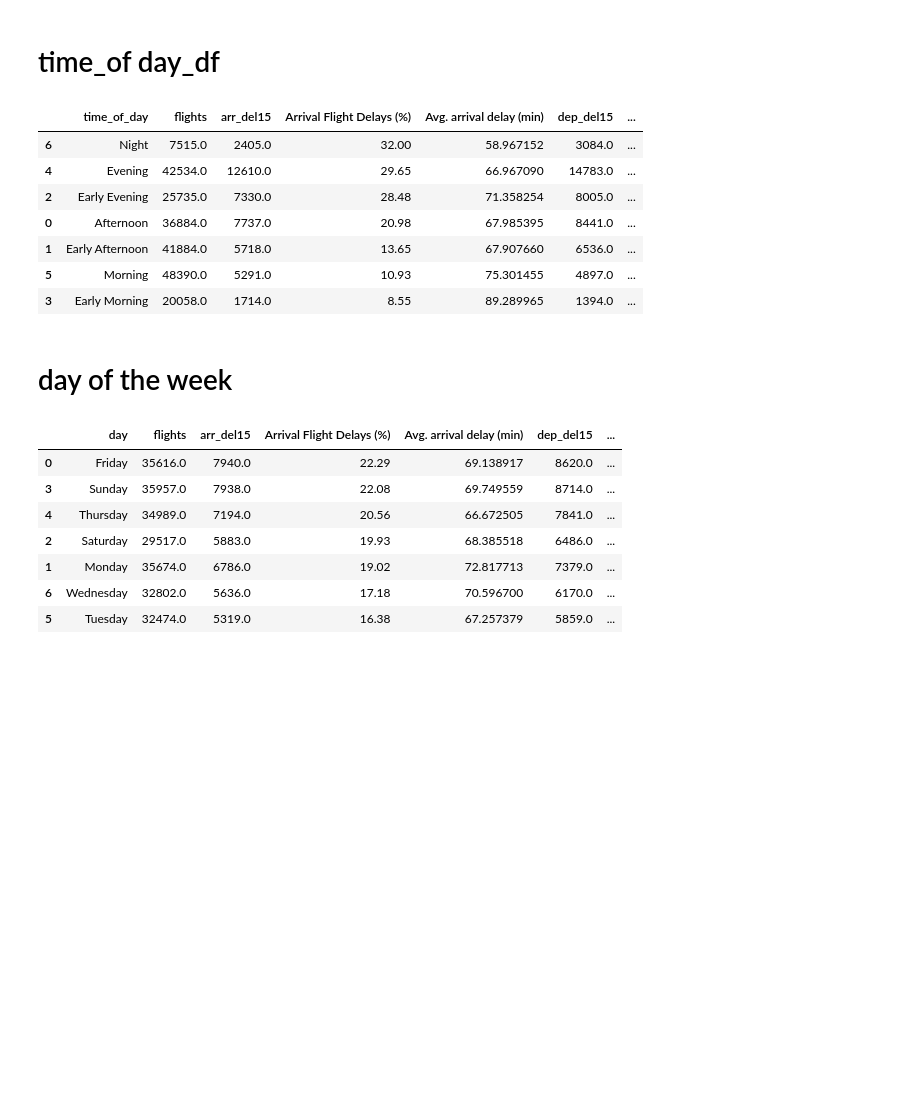
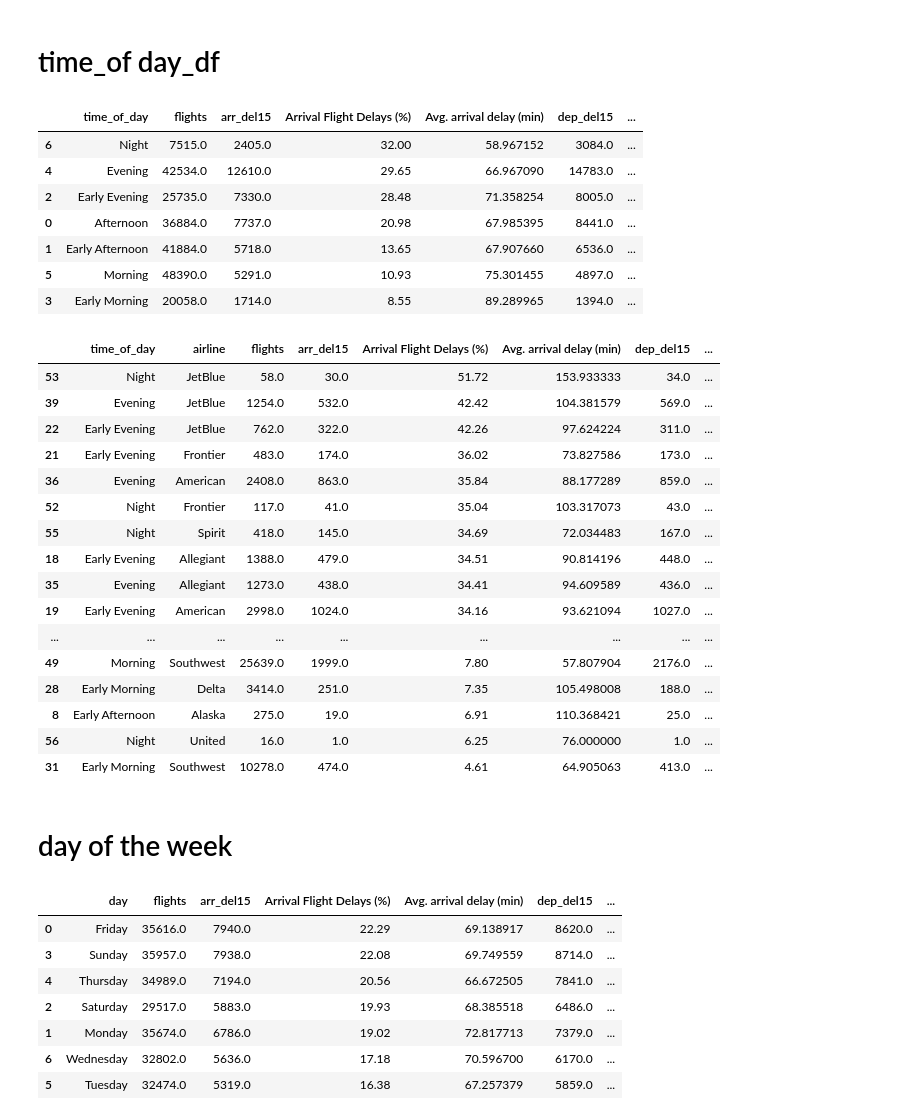
Before and after one commit to jaimreyes/bna-airline-delay-patterns, a Jupyter notebook: airline-delays-arrival.ipynb, the cells around one changed output. Drawn from its saved outputs; the diff is of its cells as text; code cells hidden in the pictures; blank space fills up the shorter version.

```diff
--- a/airline-delays-arrival.ipynb
+++ b/airline-delays-arrival.ipynb
@@ -591,6 +612,104 @@ time_of_day_perf
 | 1 | Early Afternoon | 41884.0 | 5718.0 | 13.65 | 67.907660 | 6536.0 | ... |
 | 5 | Morning | 48390.0 | 5291.0 | 10.93 | 75.301455 | 4897.0 | ... |
 | 3 | Early Morning | 20058.0 | 1714.0 | 8.55 | 89.289965 | 1394.0 | ... |
+# %%
+# Aggregate sums by time_of_day
+time_of_day_perf = bna_df.groupby(['time_of_day', 'airline'])[['flights',
+                                                   'arr_del15',
+                                                   'arr_delay_new',
+                                                   'dep_del15',
+                                                   'dep_delay_new',
+                                                   'cancelled',
+                                                   'diverted',
+                                                   'carrier_delay_flight',
+                                                   'weather_delay_flight',
+                                                   'nas_delay_flight',
+                                                   'security_delay_flight',
+                                                   'late_aircraft_delay_flight']].sum().reset_index()
+
+# Percentages
+time_of_day_perf['Arrival Flight Delays (%)'] = (
+    time_of_day_perf['arr_del15'] / time_of_day_perf['flights'] * 100).round(2)
+
+time_of_day_perf['Departure Flight Delays (%)'] = (
+    time_of_day_perf['dep_del15'] / time_of_day_perf['flights'] * 100).round(2)
+
+time_of_day_perf['% cancelled'] = (
+    time_of_day_perf['cancelled'] / time_of_day_perf['flights'] * 100).round(2)
+
+time_of_day_perf['% diverted'] = (
+    time_of_day_perf['diverted'] / time_of_day_perf['flights'] * 100).round(2)
+
+# Average delays (handle division by zero)
+time_of_day_perf['Avg. arrival delay (min)'] = np.where(
+    time_of_day_perf['arr_del15'] > 0,
+    time_of_day_perf['arr_delay_new'] / time_of_day_perf['arr_del15'], 0)
+
+time_of_day_perf['Avg. departure delay (min)'] = np.where(
+    time_of_day_perf['dep_del15'] > 0,
+    time_of_day_perf['dep_delay_new'] / time_of_day_perf['dep_del15'], 0)
+
+# Percent of flights delayed by cause
+flights = time_of_day_perf['flights']
+
+time_of_day_perf['% delayed due to carrier'] = (time_of_day_perf['carrier_delay_flight'] /
+                                                flights * 100).round(2)
+
+time_of_day_perf['% delayed due to weather'] = (time_of_day_perf['weather_delay_flight'] /
+                                                flights * 100).round(2)
+
+time_of_day_perf['% delayed due to NAS'] = (time_of_day_perf['nas_delay_flight'] /
+                                            flights * 100).round(2)
+
+time_of_day_perf['% delayed due to security'] = (time_of_day_perf['security_delay_flight'] /
+                                                 flights * 100).round(2)
+
+time_of_day_perf['% delayed due to late aircraft'] = (time_of_day_perf['late_aircraft_delay_flight'] /
+                                                      flights * 100).round(2)
+
+# Column order
+columns_order = ['time_of_day',
+                 'airline',
+                 'flights',
+                 'arr_del15',
+                 'Arrival Flight Delays (%)',
+                 'Avg. arrival delay (min)',
+                 'dep_del15',
+                 'Departure Flight Delays (%)',
+                 'Avg. departure delay (min)',
+                 'cancelled',
+                 '% cancelled',
+                 '% diverted',
+                 '% delayed due to carrier',
+                 '% delayed due to weather',
+                 '% delayed due to NAS',
+                 '% delayed due to security',
+                 '% delayed due to late aircraft']
+
+time_of_day_perf = time_of_day_perf[columns_order]
+
+# Sort by arrival and departure delays
+airline_time_of_day_perf = time_of_day_perf.sort_values(by=['Arrival Flight Delays (%)', 'Departure Flight Delays (%)'],
+                                                ascending=[False, False])
+airline_time_of_day_perf
+# %% [output]
+|  | time_of_day | airline | flights | arr_del15 | Arrival Flight Delays (%) | Avg. arrival delay (min) | dep_del15 | ... |
+| 53 | Night | JetBlue | 58.0 | 30.0 | 51.72 | 153.933333 | 34.0 | ... |
+| 39 | Evening | JetBlue | 1254.0 | 532.0 | 42.42 | 104.381579 | 569.0 | ... |
+| 22 | Early Evening | JetBlue | 762.0 | 322.0 | 42.26 | 97.624224 | 311.0 | ... |
+| 21 | Early Evening | Frontier | 483.0 | 174.0 | 36.02 | 73.827586 | 173.0 | ... |
+| 36 | Evening | American | 2408.0 | 863.0 | 35.84 | 88.177289 | 859.0 | ... |
+| 52 | Night | Frontier | 117.0 | 41.0 | 35.04 | 103.317073 | 43.0 | ... |
+| 55 | Night | Spirit | 418.0 | 145.0 | 34.69 | 72.034483 | 167.0 | ... |
+| 18 | Early Evening | Allegiant | 1388.0 | 479.0 | 34.51 | 90.814196 | 448.0 | ... |
+| 35 | Evening | Allegiant | 1273.0 | 438.0 | 34.41 | 94.609589 | 436.0 | ... |
+| 19 | Early Evening | American | 2998.0 | 1024.0 | 34.16 | 93.621094 | 1027.0 | ... |
+| ... | ... | ... | ... | ... | ... | ... | ... | ... |
+| 49 | Morning | Southwest | 25639.0 | 1999.0 | 7.80 | 57.807904 | 2176.0 | ... |
+| 28 | Early Morning | Delta | 3414.0 | 251.0 | 7.35 | 105.498008 | 188.0 | ... |
+| 8 | Early Afternoon | Alaska | 275.0 | 19.0 | 6.91 | 110.368421 | 25.0 | ... |
+| 56 | Night | United | 16.0 | 1.0 | 6.25 | 76.000000 | 1.0 | ... |
+| 31 | Early Morning | Southwest | 10278.0 | 474.0 | 4.61 | 64.905063 | 413.0 | ... |
 # %% [markdown]
 # day of the week
 # %%
```
Also changed, not shown: parts of 20 cells of this notebook, 38 other files.
